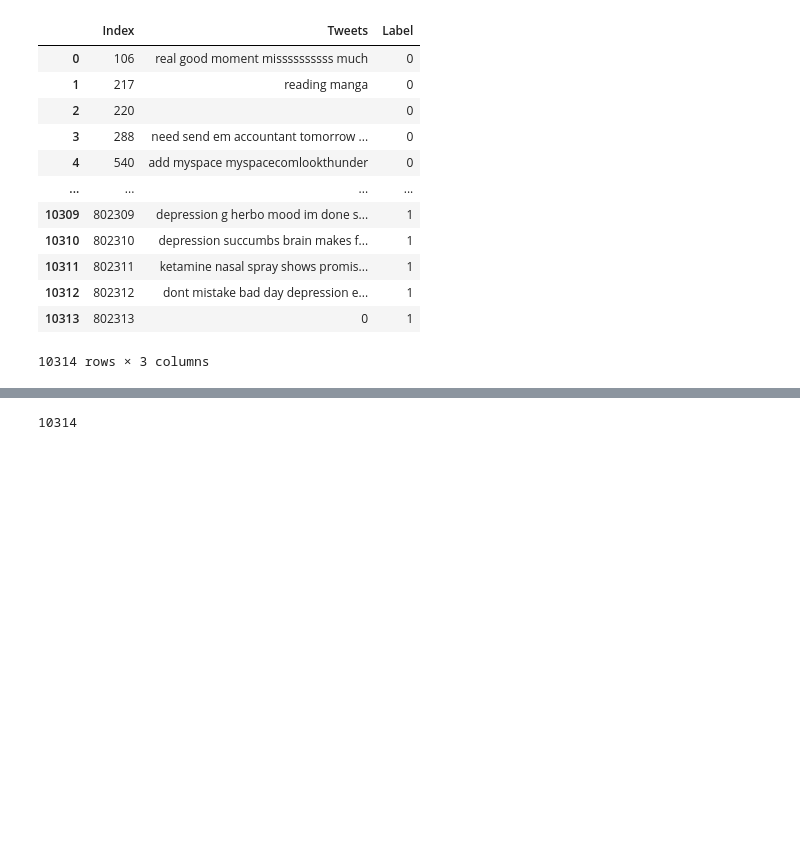
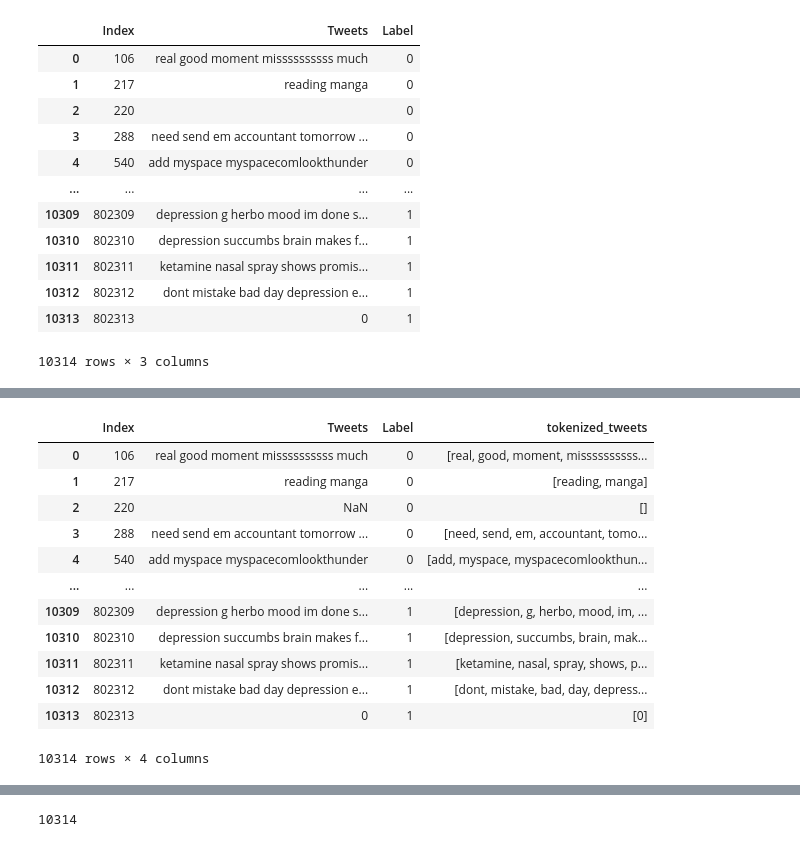
Before and after one commit to aashitarakesh/Twitter_SentimentalAnalysis, a Jupyter notebook: aashi_twitter_clean.ipynb, the cells around one changed output, grey strips where cells are left out. Saved outputs shown, nothing was run; the diff lists cells and outputs as text; code cells hidden in the pictures; blank space fills up the shorter version.

```diff
--- a/aashi_twitter_clean.ipynb
+++ b/aashi_twitter_clean.ipynb
@@ -179,0 +189,20 @@ Twitter_df.to_csv("twitter_clean.csv", index=False)
+# %%
+# Twitter_df = Twitter_df.replace('NaN', np.nan)
+# len(Twitter_df)
+# Twitter_df .replace(r'^\s+$', np.nan, regex = True)
+Twitter_df['Tweets'].replace('', np.nan, inplace=True)
+Twitter_df
+# %% [output]
+|  | Index | Tweets | Label | tokenized_tweets |
+| 0 | 106 | real good moment missssssssss much | 0 | [real, good, moment, missssssssss... |
+| 1 | 217 | reading manga | 0 | [reading, manga] |
+| 2 | 220 | NaN | 0 | [] |
+| 3 | 288 | need send em accountant tomorrow ... | 0 | [need, send, em, accountant, tomo... |
+| 4 | 540 | add myspace myspacecomlookthunder | 0 | [add, myspace, myspacecomlookthun... |
+| ... | ... | ... | ... | ... |
+| 10309 | 802309 | depression g herbo mood im done s... | 1 | [depression, g, herbo, mood, im, ... |
+| 10310 | 802310 | depression succumbs brain makes f... | 1 | [depression, succumbs, brain, mak... |
+| 10311 | 802311 | ketamine nasal spray shows promis... | 1 | [ketamine, nasal, spray, shows, p... |
+| 10312 | 802312 | dont mistake bad day depression e... | 1 | [dont, mistake, bad, day, depress... |
+| 10313 | 802313 | 0 | 1 | [0] |
+10314 rows × 4 columns
```
Also changed, not shown: parts of 10 cells of this notebook, 4 other files.
